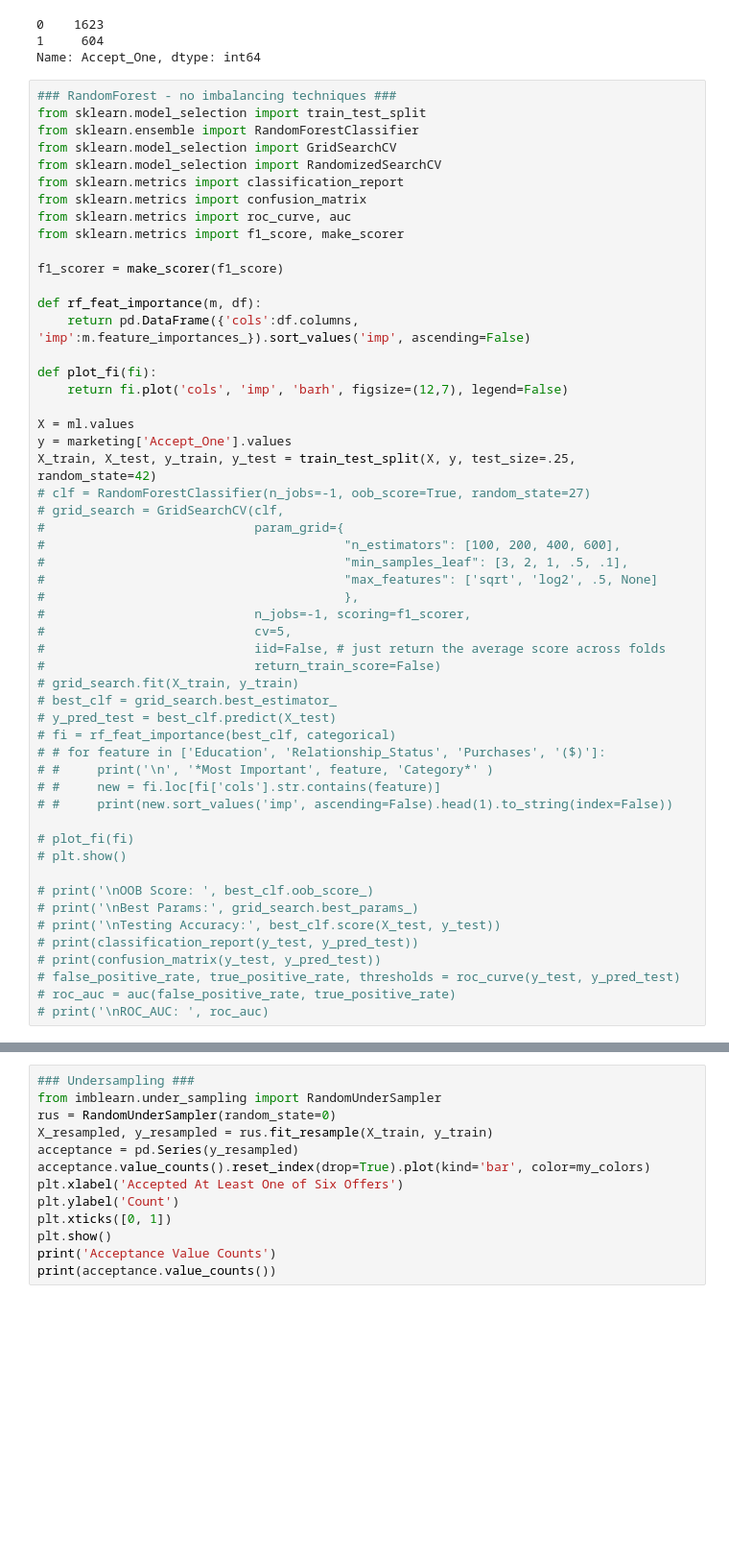
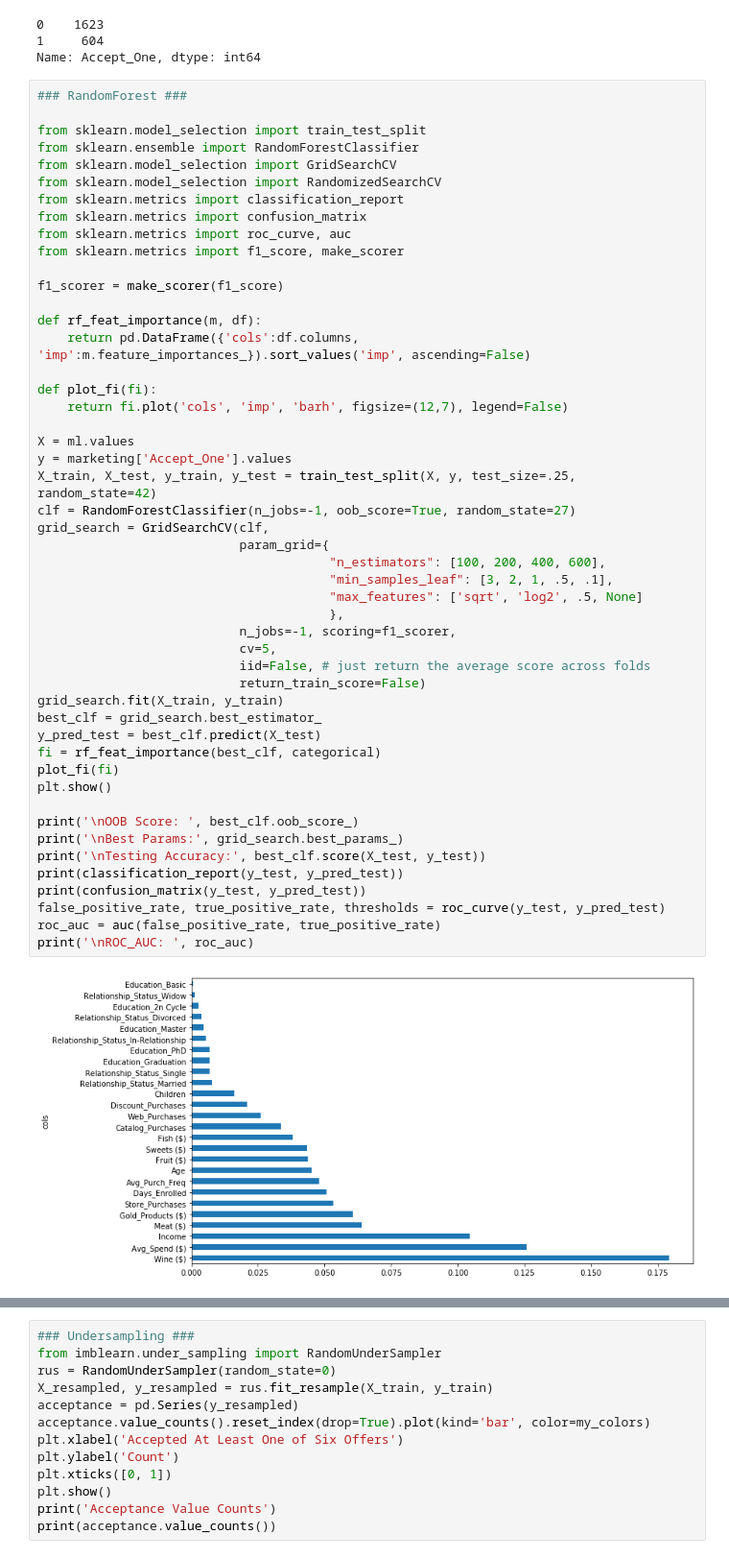
Before and after one commit to RachidRezzik/Market_Camp, a Jupyter notebook: Machine_Learning.ipynb, the cells around one changed output, grey strips where cells are left out. Shown at 96% size. Saved outputs shown, nothing was run; the diff lists cells and outputs as text; blank space fills up the shorter version.

```diff
--- a/Machine_Learning.ipynb
+++ b/Machine_Learning.ipynb
@@ -131,55 +133,53 @@ print(marketing['Accept_One'].value_counts())
 1     604
 Name: Accept_One, dtype: int64
 # %%
-### RandomForest - no imbalancing techniques ###
+### RandomForest ###
+
 from sklearn.model_selection import train_test_split
 from sklearn.ensemble import RandomForestClassifier
 from sklearn.model_selection import GridSearchCV
 from sklearn.model_selection import RandomizedSearchCV
 from sklearn.metrics import classification_report
 from sklearn.metrics import confusion_matrix
 from sklearn.metrics import roc_curve, auc
 from sklearn.metrics import f1_score, make_scorer
 
 f1_scorer = make_scorer(f1_score)
 
 def rf_feat_importance(m, df):
     return pd.DataFrame({'cols':df.columns, 'imp':m.feature_importances_}).sort_values('imp', ascending=False)
 
 def plot_fi(fi):
     return fi.plot('cols', 'imp', 'barh', figsize=(12,7), legend=False)
 
 X = ml.values
 y = marketing['Accept_One'].values
 X_train, X_test, y_train, y_test = train_test_split(X, y, test_size=.25, random_state=42)
-# clf = RandomForestClassifier(n_jobs=-1, oob_score=True, random_state=27)
-# grid_search = GridSearchCV(clf,
-#                            param_grid={
-#                                        "n_estimators": [100, 200, 400, 600],
-#                                        "min_samples_leaf": [3, 2, 1, .5, .1],
-#                                        "max_features": ['sqrt', 'log2', .5, None]
-#                                        },
-#                            n_jobs=-1, scoring=f1_scorer,
-#                            cv=5,
-#                            iid=False, # just return the average score across folds
-#                            return_train_score=False)
-# grid_search.fit(X_train, y_train)
-# best_clf = grid_search.best_estimator_
-# y_pred_test = best_clf.predict(X_test)
-# fi = rf_feat_importance(best_clf, categorical)
-# # for feature in ['Education', 'Relationship_Status', 'Purchases', '($)']:
-# #     print('\n', '*Most Important', feature, 'Category*' )
-# #     new = fi.loc[fi['cols'].str.contains(feature)]
-# #     print(new.sort_values('imp', ascending=False).head(1).to_string(index=False))
+clf = RandomForestClassifier(n_jobs=-1, oob_score=True, random_state=27)
+grid_search = GridSearchCV(clf,
+                           param_grid={
+                                       "n_estimators": [100, 200, 400, 600],
+                                       "min_samples_leaf": [3, 2, 1, .5, .1],
+                                       "max_features": ['sqrt', 'log2', .5, None]
+                                       },
+                           n_jobs=-1, scoring=f1_scorer,
+                           cv=5,
+                           iid=False, # just return the average score across folds
+                           return_train_score=False)
+grid_search.fit(X_train, y_train)
+best_clf = grid_search.best_estimator_
+y_pred_test = best_clf.predict(X_test)
+fi = rf_feat_importance(best_clf, categorical)
+plot_fi(fi)
+plt.show()
 
-# plot_fi(fi)
-# plt.show()
-
-# print('\nOOB Score: ', best_clf.oob_score_)
-# print('\nBest Params:', grid_search.best_params_)
-# print('\nTesting Accuracy:', best_clf.score(X_test, y_test))
-# print(classification_report(y_test, y_pred_test))
-# print(confusion_matrix(y_test, y_pred_test))
-# false_positive_rate, true_positive_rate, thresholds = roc_curve(y_test, y_pred_test)
-# roc_auc = auc(false_positive_rate, true_positive_rate)
-# print('\nROC_AUC: ', roc_auc)
+print('\nOOB Score: ', best_clf.oob_score_)
+print('\nBest Params:', grid_search.best_params_)
+print('\nTesting Accuracy:', best_clf.score(X_test, y_test))
+print(classification_report(y_test, y_pred_test))
+print(confusion_matrix(y_test, y_pred_test))
+false_positive_rate, true_positive_rate, thresholds = roc_curve(y_test, y_pred_test)
+roc_auc = auc(false_positive_rate, true_positive_rate)
+print('\nROC_AUC: ', roc_auc)
+# %% [output]
+[figure, added]
```
Also changed, not shown: parts of 30 cells of this notebook.
